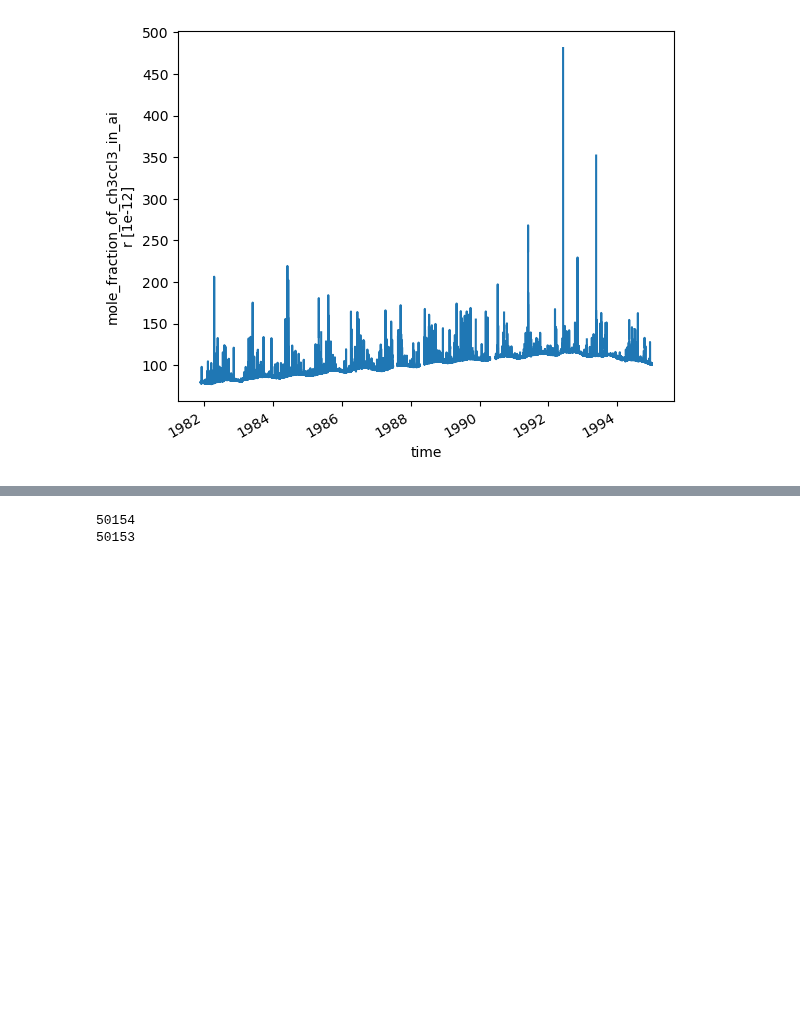
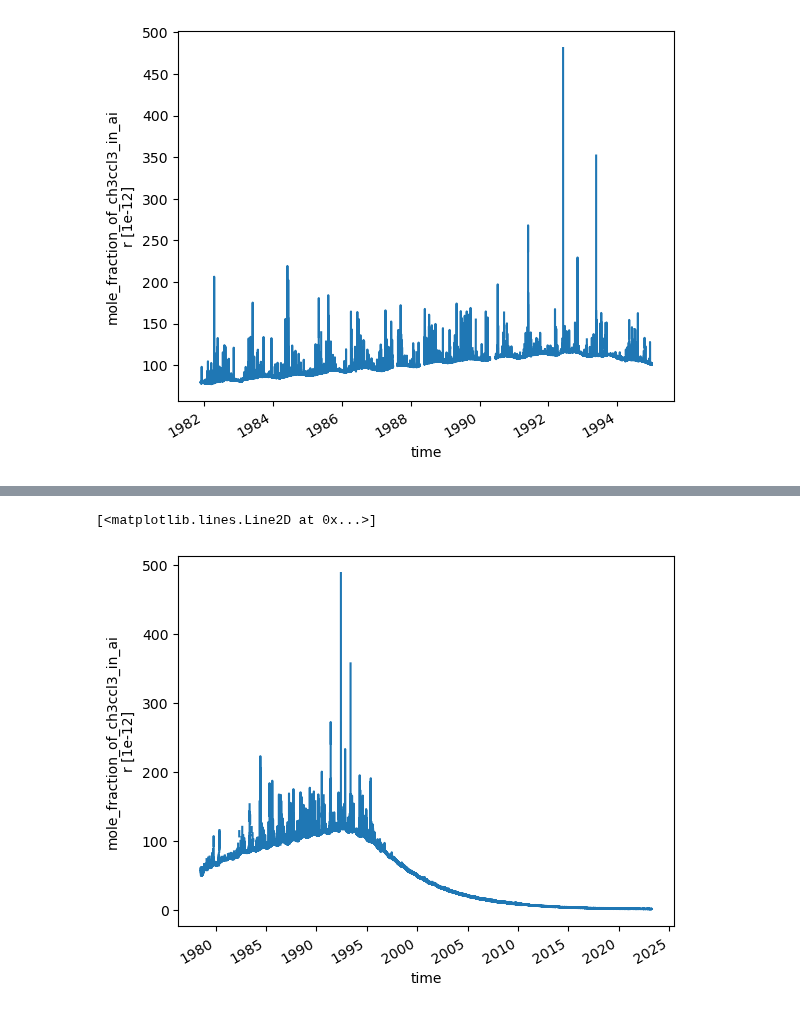
Before and after one commit to mrghg/agage-archive, a Jupyter notebook: notebooks/tutorial.ipynb, the cells around one changed output, grey strips where cells are left out. Drawn from its saved outputs; the diff is of its cells as text; code cells hidden in the pictures; blank space fills up the shorter version.

```diff
--- a/notebooks/tutorial.ipynb
+++ b/notebooks/tutorial.ipynb
@@ -56,6 +54,5 @@ KeyError: "cannot represent labeled-based slice indexer for coordinate 'time' wi
-# %%
-print(len(ds_gage.time.values))
-print(len(set(ds_gage.time.values)))
-# %% [output]
-50154
-50153
+# %%
+ds.mf.plot()
+# %% [output]
+[<matplotlib.lines.Line2D at 0x...>]
+[figure, added]
```
Also changed, not shown: parts of 6 cells of this notebook.
